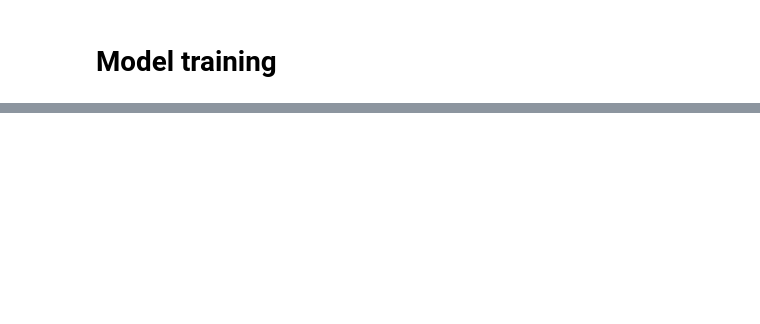
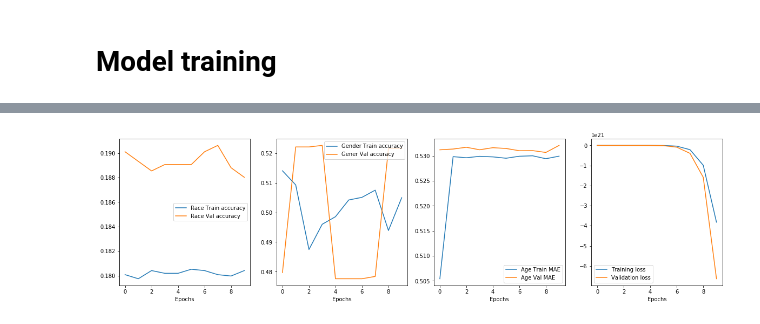
Before and after one commit to tremblerz/age-gender-estimator-keras, a Jupyter notebook: UTK/train_weighted_VGG.ipynb, the cells around one changed output, grey strips where cells are left out. Cells and saved outputs as stored; diff of their text form; code cells hidden in the pictures; blank space fills up the shorter version.

```diff
--- a/UTK/train_weighted_VGG.ipynb
+++ b/UTK/train_weighted_VGG.ipynb
@@ -332,0 +375,18 @@ for i, img_idx in enumerate(random_indices):
+# %%
+from keras.callbacks import ModelCheckpoint
+
+batch_size = 64
+valid_batch_size = 64
+train_gen = get_data_generator(df, train_idx, for_training=True, batch_size=batch_size)
+valid_gen = get_data_generator(df, valid_idx, for_training=True, batch_size=valid_batch_size)
+
+callbacks = [
+    ModelCheckpoint("./models/VGG16_adv_model.h5", monitor='val_loss')
+]
+
+history = model.fit_generator(train_gen,
+                    steps_per_epoch=len(train_idx)//batch_size,
+                    epochs=10,
+                    callbacks=callbacks,
+                    validation_data=valid_gen,
+                    validation_steps=len(valid_idx)//valid_batch_size)
@@ -332,0 +412,26 @@ for i, img_idx in enumerate(random_indices):
+# %%
+def  plot_train_history(history):
+    fig, axes = plt.subplots(1, 4, figsize=(20, 5))
+    axes[0].plot(history.history['race_output_accuracy'], label='Race Train accuracy')
+    axes[0].plot(history.history['val_race_output_accuracy'], label='Race Val accuracy')
+    axes[0].set_xlabel('Epochs')
+    axes[0].legend()
+
+    axes[1].plot(history.history['gender_output_accuracy'], label='Gender Train accuracy')
+    axes[1].plot(history.history['val_gender_output_accuracy'], label='Gener Val accuracy')
+    axes[1].set_xlabel('Epochs')
+    axes[1].legend()
+
+    axes[2].plot(history.history['age_output_mae'], label='Age Train MAE')
+    axes[2].plot(history.history['val_age_output_mae'], label='Age Val MAE')
+    axes[2].set_xlabel('Epochs')
+    axes[2].legend()
+
+    axes[3].plot(history.history['loss'], label='Training loss')
+    axes[3].plot(history.history['val_loss'], label='Validation loss')
+    axes[3].set_xlabel('Epochs')
+    axes[3].legend()
+
+plot_train_history(history)
+# %% [output]
+[figure, added]
```
Also changed, not shown: parts of 16 cells of this notebook, 1 other file.
